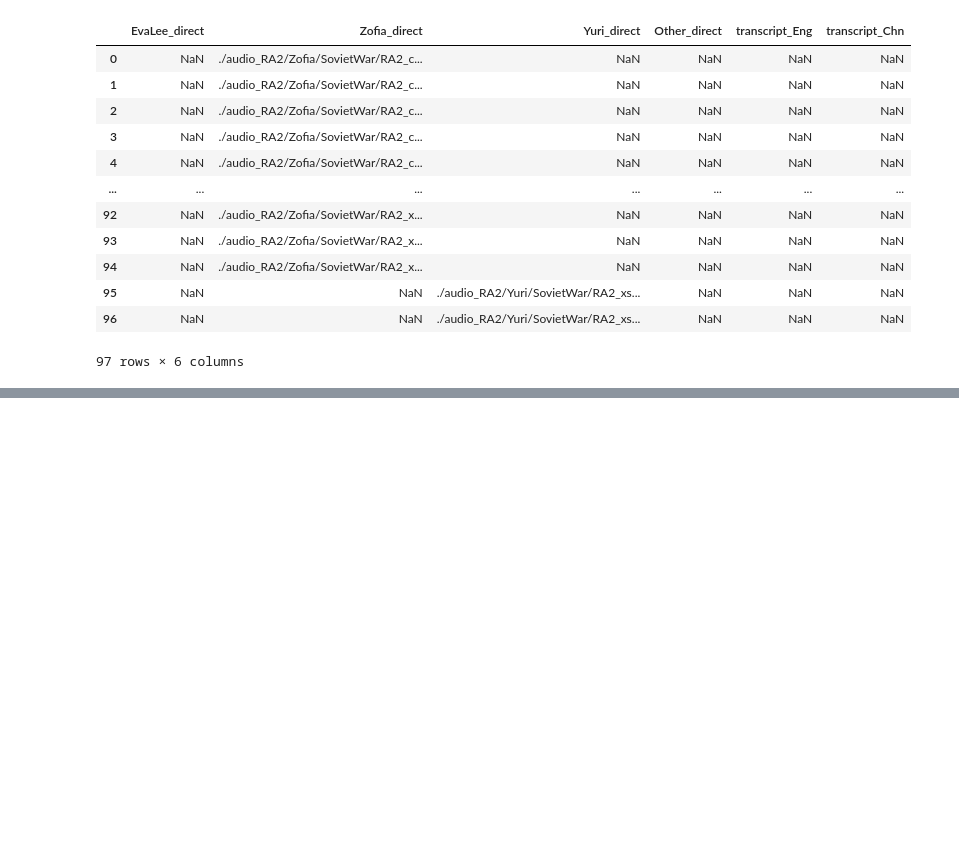
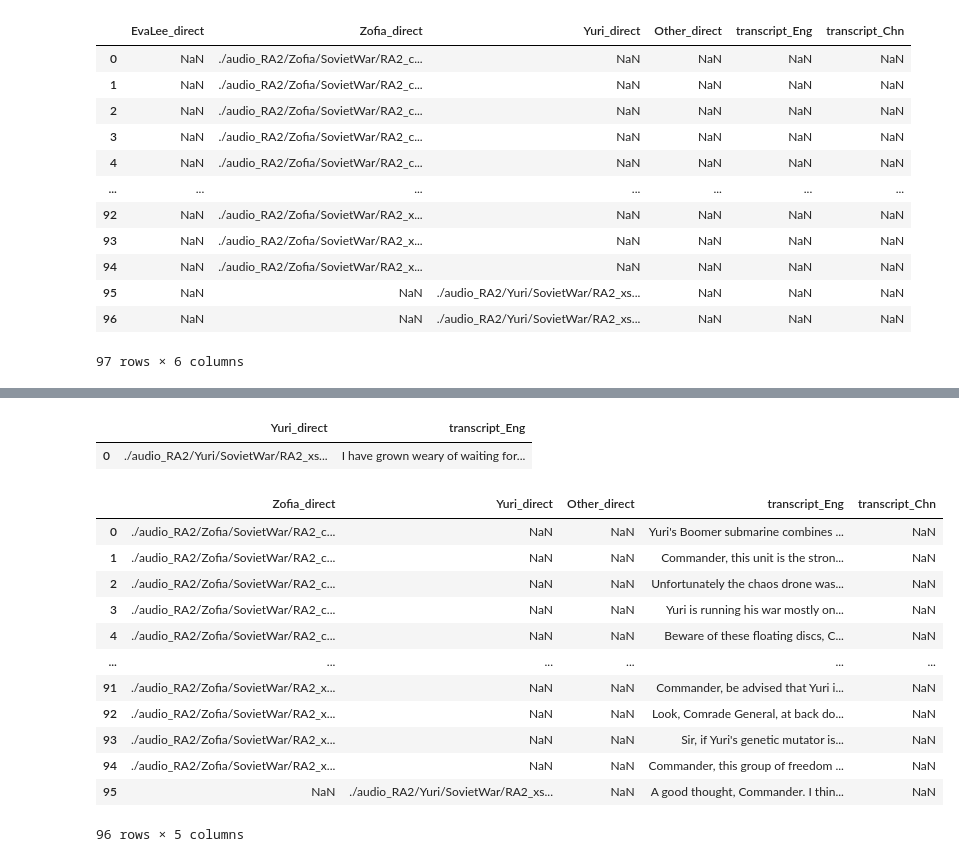
Before and after one commit to junqilu/AudioManipulation, a Jupyter notebook: download_red_alert_voices.ipynb, the cells around one changed output, grey strips where cells are left out. Saved outputs shown, nothing was run; the diff lists cells and outputs as text; code cells hidden in the pictures; blank space fills up the shorter version.

Commit message:
Finished transcribing all audios without transcripts

```diff
--- a/download_red_alert_voices.ipynb
+++ b/download_red_alert_voices.ipynb
@@ -893,0 +930,37 @@ total_df.to_csv('./audio_RA2/transcripts/all.csv',
+# %%
+decided_transcript = "I have grown weary of waiting for you to make up your " \
+                     "mind. Wherever you make your base, you will be unable " \
+                     "to defend it from my forces or those of my Soviet and" \
+                     " " \
+                     "Allied bombs" +\
+                     '.'
+
+
+
+new_entry = pd.DataFrame({non_nan_key: [audio_file_direct], 'transcript_Eng':
+    [decided_transcript]}) #Use [] version of the data here to avoid
+# ValueError: If
+# using all scalar values, you must pass an index
+new_entry
+# %% [output]
+|  | Yuri_direct | transcript_Eng |
+| 0 | ./audio_RA2/Yuri/SovietWar/RA2_xs... | I have grown weary of waiting for... |
+# %%
+no_transcription_save_direct = './audio_RA2/transcripts/no_transcript_audios.csv'
+
+mother_df = pd.read_csv(no_transcription_save_direct)
+mother_df
+# %% [output]
+|  | Zofia_direct | Yuri_direct | Other_direct | transcript_Eng | transcript_Chn |
+| 0 | ./audio_RA2/Zofia/SovietWar/RA2_c... | NaN | NaN | Yuri's Boomer submarine combines ... | NaN |
+| 1 | ./audio_RA2/Zofia/SovietWar/RA2_c... | NaN | NaN | Commander, this unit is the stron... | NaN |
+| 2 | ./audio_RA2/Zofia/SovietWar/RA2_c... | NaN | NaN | Unfortunately the chaos drone was... | NaN |
+| 3 | ./audio_RA2/Zofia/SovietWar/RA2_c... | NaN | NaN | Yuri is running his war mostly on... | NaN |
+| 4 | ./audio_RA2/Zofia/SovietWar/RA2_c... | NaN | NaN | Beware of these floating discs, C... | NaN |
+| ... | ... | ... | ... | ... | ... |
+| 91 | ./audio_RA2/Zofia/SovietWar/RA2_x... | NaN | NaN | Commander, be advised that Yuri i... | NaN |
+| 92 | ./audio_RA2/Zofia/SovietWar/RA2_x... | NaN | NaN | Look, Comrade General, at back do... | NaN |
+| 93 | ./audio_RA2/Zofia/SovietWar/RA2_x... | NaN | NaN | Sir, if Yuri's genetic mutator is... | NaN |
+| 94 | ./audio_RA2/Zofia/SovietWar/RA2_x... | NaN | NaN | Commander, this group of freedom ... | NaN |
+| 95 | NaN | ./audio_RA2/Yuri/SovietWar/RA2_xs... | NaN | A good thought, Commander. I thin... | NaN |
+96 rows × 5 columns
```
Also changed, not shown: parts of 13 cells of this notebook, 2 other files.
